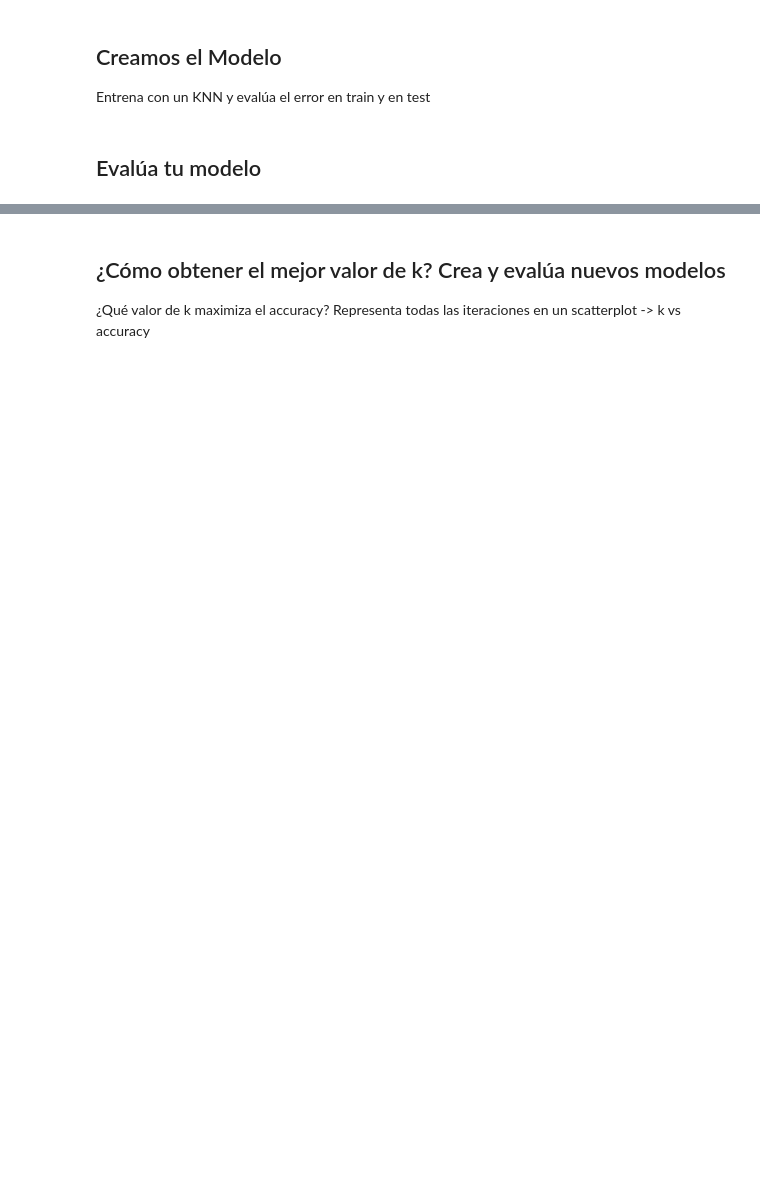
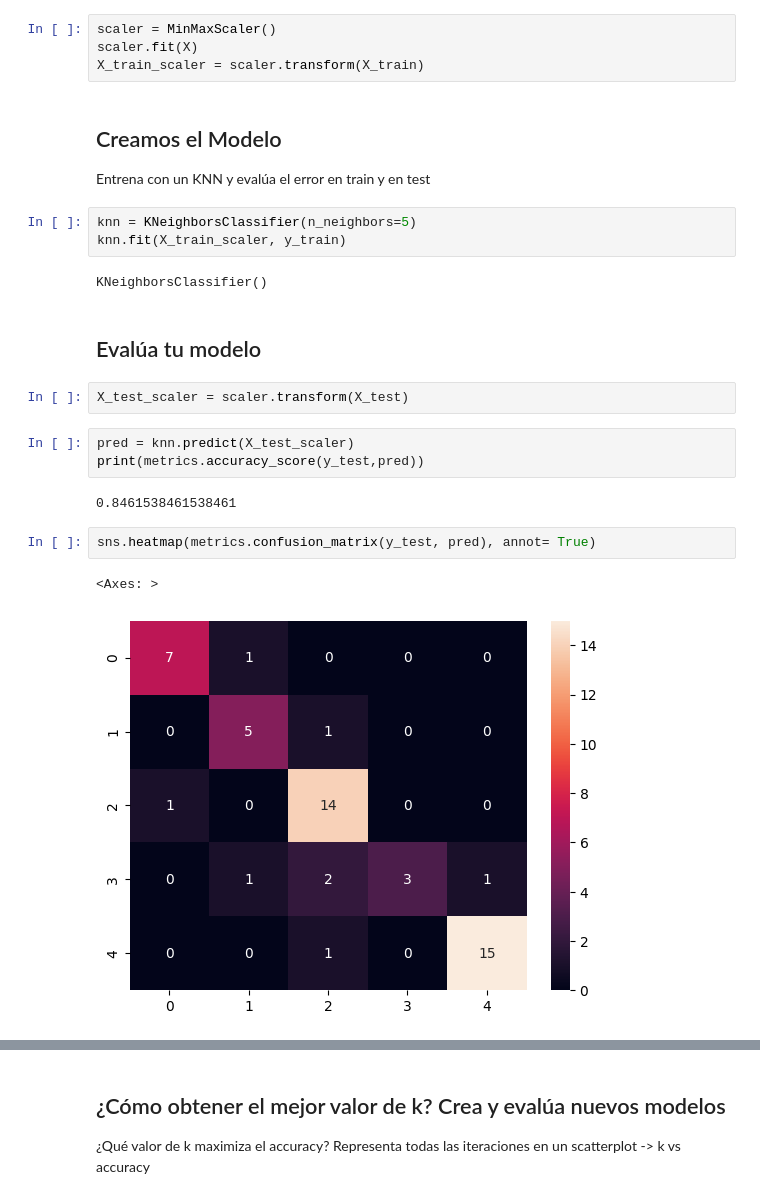
Before and after one commit to diego-dng/0426_DS_VITORIA-GASTEIZ, a Jupyter notebook: 3-Machine_Learning/1-Supervisado/3-RegorClass/7-KNN/ejercicios/Ejercicio_k-NearestNeighbor.ipynb, the cells around one changed output, grey strips where cells are left out. Cells and saved outputs as stored; diff of their text form; blank space fills up the shorter version.

```diff
--- a/3-Machine_Learning/1-Supervisado/3-RegorClass/7-KNN/ejercicios/Ejercicio_k-NearestNeighbor.ipynb
+++ b/3-Machine_Learning/1-Supervisado/3-RegorClass/7-KNN/ejercicios/Ejercicio_k-NearestNeighbor.ipynb
@@ -22,5 +127,26 @@ Divide en train/test y escala las features en el rango [0, 1].
+# %%
+scaler = MinMaxScaler()
+scaler.fit(X)
+X_train_scaler = scaler.transform(X_train)
 # %% [markdown]
 ## Creamos el Modelo
 Entrena con un KNN y evalúa el error en train y en test
+# %%
+knn = KNeighborsClassifier(n_neighbors=5)
+knn.fit(X_train_scaler, y_train)
+# %% [output]
+KNeighborsClassifier()
 # %% [markdown]
 ## Evalúa tu modelo
+# %%
+X_test_scaler = scaler.transform(X_test)
+# %%
+pred = knn.predict(X_test_scaler)
+print(metrics.accuracy_score(y_test,pred))
+# %% [output]
+0.8461538461538461
+# %%
+sns.heatmap(metrics.confusion_matrix(y_test, pred), annot= True)
+# %% [output]
+<Axes: >
+[figure, added]
```
Also changed, not shown: parts of 17 cells of this notebook, 4 other files.
